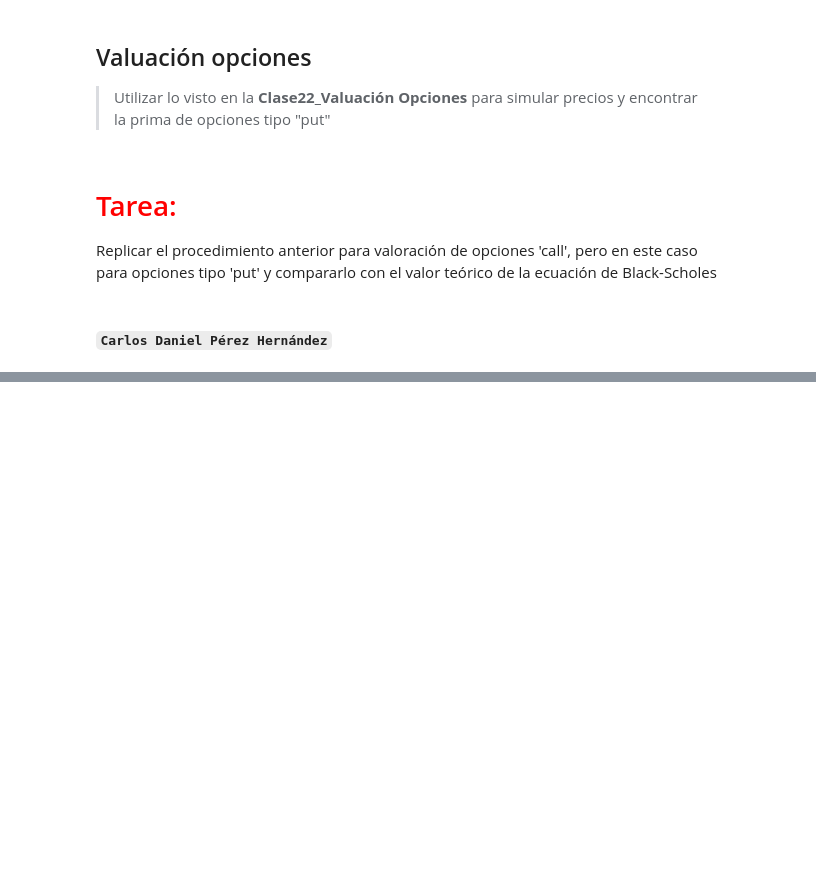
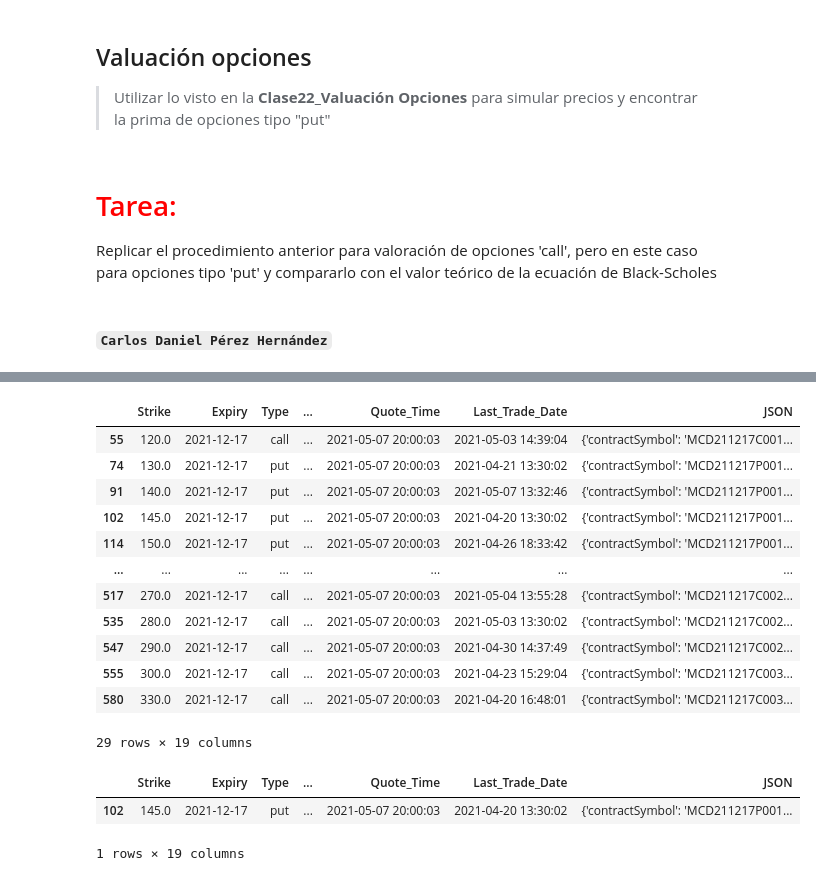
Before and after one commit to danielperhez/Tarea9_CPerez, a Jupyter notebook: Tarea9_Cperez.ipynb, the cells around one changed output, grey strips where cells are left out. Drawn from its saved outputs; the diff is of its cells as text; code cells hidden in the pictures; blank space fills up the shorter version.

```diff
--- a/Tarea9_Cperez.ipynb
+++ b/Tarea9_Cperez.ipynb
@@ -395,0 +129,25 @@ sim_closes
+# %%
+mcd_opt.loc[mcd_opt.Expiry.apply(lambda x: (x.year == 2021) and (x.month == 12))]
+# %% [output]
+|  | Strike | Expiry | Type | ... | Quote_Time | Last_Trade_Date | JSON |
+| 55 | 120.0 | 2021-12-17 | call | ... | 2021-05-07 20:00:03 | 2021-05-03 14:39:04 | {'contractSymbol': 'MCD211217C001... |
+| 74 | 130.0 | 2021-12-17 | put | ... | 2021-05-07 20:00:03 | 2021-04-21 13:30:02 | {'contractSymbol': 'MCD211217P001... |
+| 91 | 140.0 | 2021-12-17 | put | ... | 2021-05-07 20:00:03 | 2021-05-07 13:32:46 | {'contractSymbol': 'MCD211217P001... |
+| 102 | 145.0 | 2021-12-17 | put | ... | 2021-05-07 20:00:03 | 2021-04-20 13:30:02 | {'contractSymbol': 'MCD211217P001... |
+| 114 | 150.0 | 2021-12-17 | put | ... | 2021-05-07 20:00:03 | 2021-04-26 18:33:42 | {'contractSymbol': 'MCD211217P001... |
+| ... | ... | ... | ... | ... | ... | ... | ... |
+| 517 | 270.0 | 2021-12-17 | call | ... | 2021-05-07 20:00:03 | 2021-05-04 13:55:28 | {'contractSymbol': 'MCD211217C002... |
+| 535 | 280.0 | 2021-12-17 | call | ... | 2021-05-07 20:00:03 | 2021-05-03 13:30:02 | {'contractSymbol': 'MCD211217C002... |
+| 547 | 290.0 | 2021-12-17 | call | ... | 2021-05-07 20:00:03 | 2021-04-30 14:37:49 | {'contractSymbol': 'MCD211217C002... |
+| 555 | 300.0 | 2021-12-17 | call | ... | 2021-05-07 20:00:03 | 2021-04-23 15:29:04 | {'contractSymbol': 'MCD211217C003... |
+| 580 | 330.0 | 2021-12-17 | call | ... | 2021-05-07 20:00:03 | 2021-04-20 16:48:01 | {'contractSymbol': 'MCD211217C003... |
+29 rows × 19 columns
+# %%
+#la opción que deseo evaluar es
+
+opt_deseada = mcd_opt.loc[(mcd_opt.Type=='put') & (mcd_opt.Strike==145) & (mcd_opt.Expiry=='2021-12-17')]
+opt_deseada
+# %% [output]
+|  | Strike | Expiry | Type | ... | Quote_Time | Last_Trade_Date | JSON |
+| 102 | 145.0 | 2021-12-17 | put | ... | 2021-05-07 20:00:03 | 2021-04-20 13:30:02 | {'contractSymbol': 'MCD211217P001... |
+1 rows × 19 columns
```
Also changed, not shown: parts of 86 cells of this notebook.
